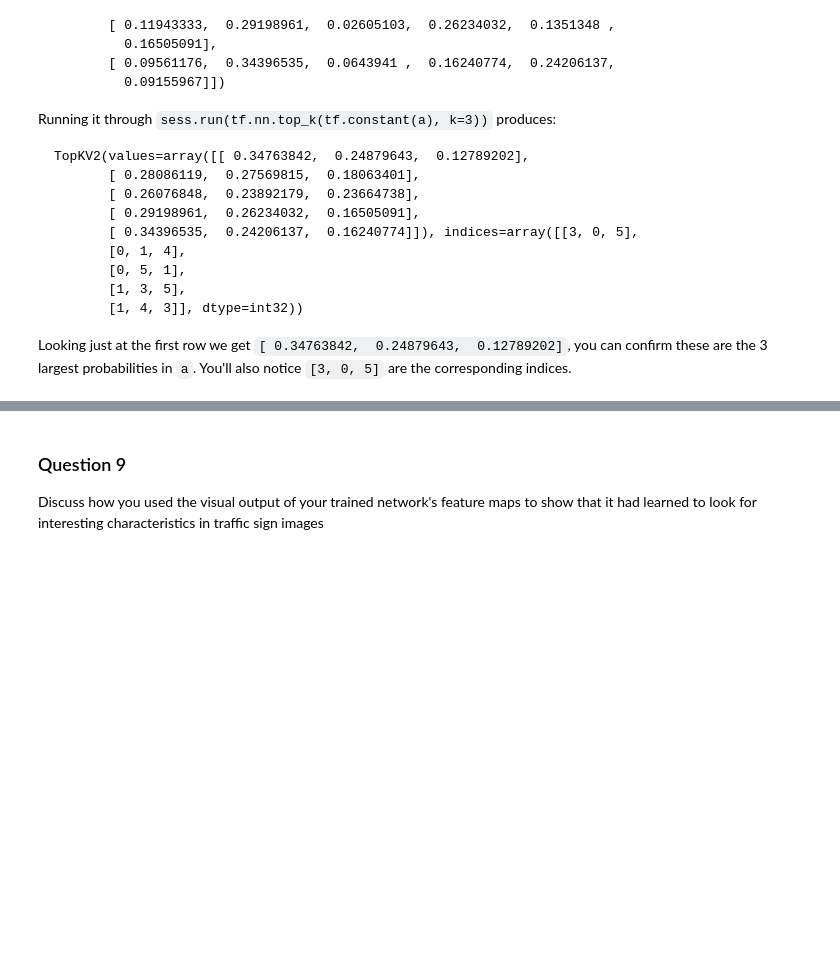
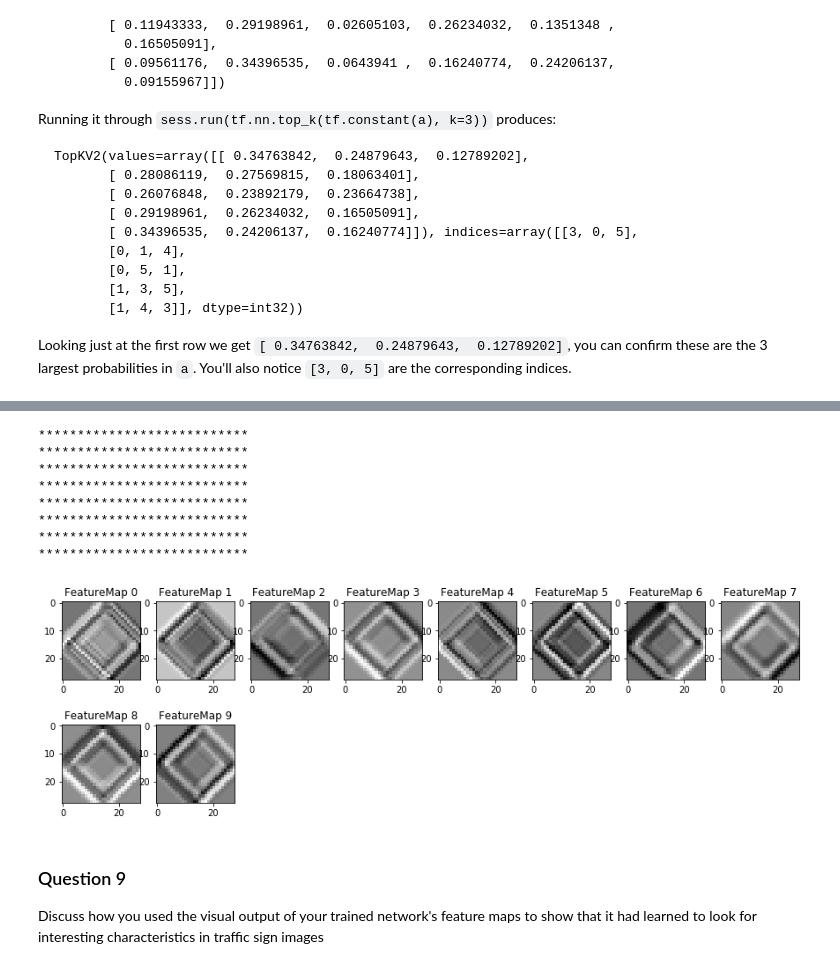
Before and after one commit to Sundeedee/CarND-Traffic-Sign-Classifier-Project, a Jupyter notebook: Traffic_Sign_Classifier.ipynb, the cells around one changed output, grey strips where cells are left out. Cells and saved outputs as stored; diff of their text form; code cells hidden in the pictures; blank space fills up the shorter version.

```diff
--- a/Traffic_Sign_Classifier.ipynb
+++ b/Traffic_Sign_Classifier.ipynb
@@ -505,8 +530,14 @@ You may find `signnames.csv` useful as it contains mappings from the class id (i
 ### Run the predictions here and use the model to output the prediction for each image.
 ### Make sure to pre-process the images with the same pre-processing pipeline used earlier.
 ### Feel free to use as many code cells as needed.
+my_labels = [3,38,25,18,1,11,34,12]
 # %% [markdown]
 ### Analyze Performance
 # %%
 ### Calculate the accuracy for these 5 new images.
 ### For example, if the model predicted 1 out of 5 signs correctly, it's 20% accurate on these new images.
+with tf.Session() as sess:
+    saver.restore(sess, tf.train.latest_checkpoint('.'))
+
+    my_accuracy = evaluate(my_images_normalized, my_labels)
+    print("Test Accuracy = {:.3f}".format(my_accuracy))
@@ -555,0 +586,22 @@ Looking just at the first row we get `[ 0.34763842,  0.24879643,  0.12789202]`,
+# %%
+### Print out the top five softmax probabilities for the predictions on the German traffic sign images found on the web.
+### Feel free to use as many code cells as needed.
+softmax_logits = tf.nn.softmax(logits)
+top_k = tf.nn.top_k(softmax_logits, k=3)
+print(type(my_images_normalized))
+print(type(X_train))
+print(my_images_normalized.shape)
+with tf.Session() as sess:
+    sess.run(tf.global_variables_initializer())
+    saver = tf.train.import_meta_graph('./lenet.meta')
+    saver.restore(sess, "./lenet")
+    my_softmax_logits = sess.run(softmax_logits, feed_dict={x: my_images_normalized, keep_prob: 1.0})
+    my_top_k = sess.run(top_k, feed_dict={x: my_images_normalized, keep_prob: 1.0})
+
+
+
+    for i, image in enumerate(my_images):
+
+        print('Image: {}, Label: {}'.format(i,my_labels[i]),',top guess: {} ({:.0f}%)'.format(my_top_k[1][i][0], 100*my_top_k[0][i][0]),',2nd guess: {} ({:.0f}%)'.format(my_top_k[1][i][1], 100*my_top_k[0][i][1]),',3rd guess: {} ({:.0f}%)'.format(my_top_k[1][i][2], 100*my_top_k[0][i][2]))
+
+        #print(my_top_k[1][i][0],my_top_k[1][i][1],my_top_k[1][i][2])
@@ -575,32 +639,57 @@ For an example of what feature map outputs look like, check out NVIDIA's results
 # %%
 ### Visualize your network's feature maps here.
 ### Feel free to use as many code cells as needed.
-
+import time
 # image_input: the test image being fed into the network to produce the feature maps
 # tf_activation: should be a tf variable name used during your training procedure that represents the calculated state of a specific weight layer
 # activation_min/max: can be used to view the activation contrast in more detail, by default matplot sets min and max to the actual min and max values of the output
 # plt_num: used to plot out multiple different weight feature map sets on the same block, just extend the plt number for each new feature map entry
 
 def outputFeatureMap(image_input, tf_activation, activation_min=-1, activation_max=-1 ,plt_num=1):
     # Here make sure to preprocess your image_input in a way your network expects
     # with size, normalization, ect if needed
     # image_input =
     # Note: x should be the same name as your network's tensorflow data placeholder variable
     # If you get an error tf_activation is not defined it maybe having trouble accessing the variable from inside a function
     activation = tf_activation.eval(session=sess,feed_dict={x : image_input})
     featuremaps = activation.shape[3]
     plt.figure(plt_num, figsize=(15,15))
     for featuremap in range(featuremaps):
         plt.subplot(6,8, featuremap+1) # sets the number of feature maps to show on each row and column
         plt.title('FeatureMap ' + str(featuremap)) # displays the feature map number
         if activation_min != -1 & activation_max != -1:
             plt.imshow(activation[0,:,:, featuremap], interpolation="nearest", vmin =activation_min, vmax=activation_max, cmap="gray")
         elif activation_max != -1:
             plt.imshow(activation[0,:,:, featuremap], interpolation="nearest", vmax=activation_max, cmap="gray")
         elif activation_min !=-1:
             plt.imshow(activation[0,:,:, featuremap], interpolation="nearest", vmin=activation_min, cmap="gray")
         else:
             plt.imshow(activation[0,:,:, featuremap], interpolation="nearest", cmap="gray")
+
+with tf.Session() as sess:
+    saver.restore(sess, "./lenet")
+    for img in my_images_normalized:
+
+        img = img.reshape(1, 32,32,1)
+        conv_layer_1_visual = sess.graph.get_tensor_by_name('conv1:0')
+        outputFeatureMap(img,conv_layer_1_visual)
+        #conv_layer_2_visual = sess.graph.get_tensor_by_name('conv2:0')
+        #outputFeatureMap(img,conv_layer_2_visual)
+        print ("***************************")
+
+        #conv_layer_3_visual = sess.graph.get_tensor_by_name('conv3:0')
+        #outputFeatureMap(img,conv_layer_3_visual)
+    #outputFeatureMap(my_images_normalized,weights['wc2'])
+# %% [output]
+***************************
+***************************
+***************************
+***************************
+***************************
+***************************
+***************************
+***************************
+[figure, added]
 # %% [markdown]
 ### Question 9
 
```
Also changed, not shown: parts of 11 cells of this notebook, 20 other files.
